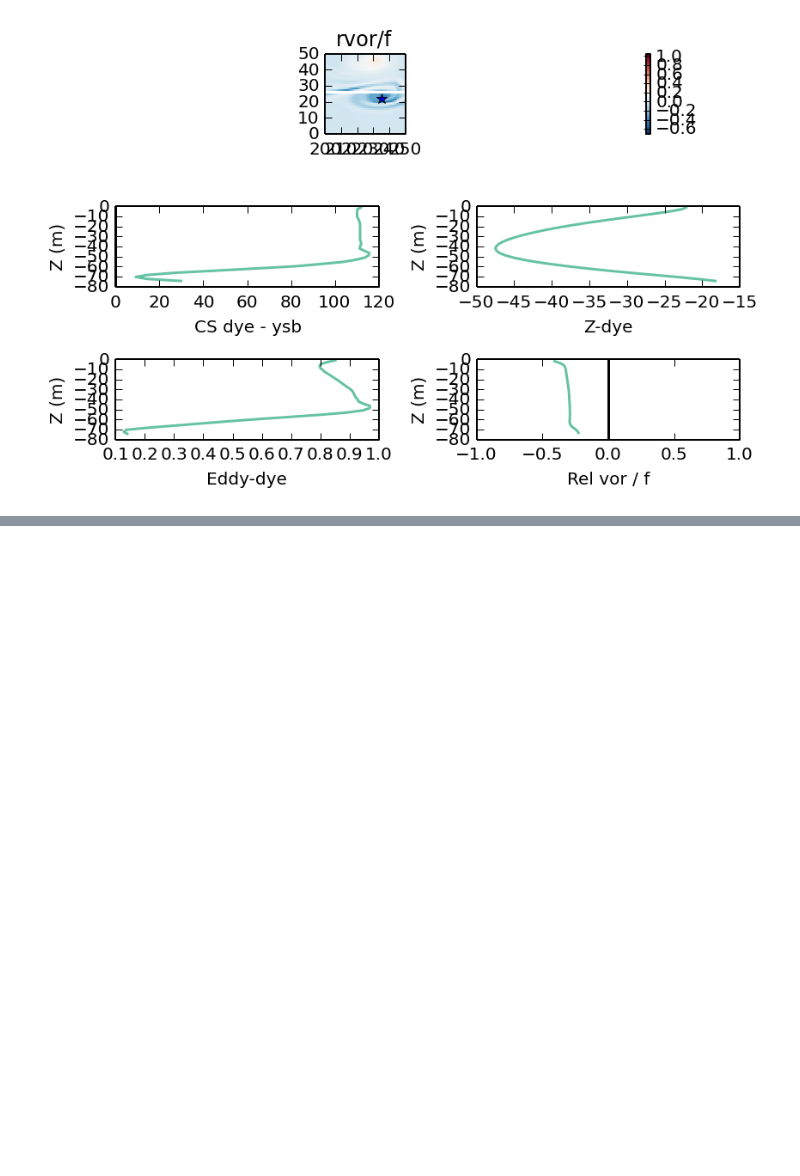
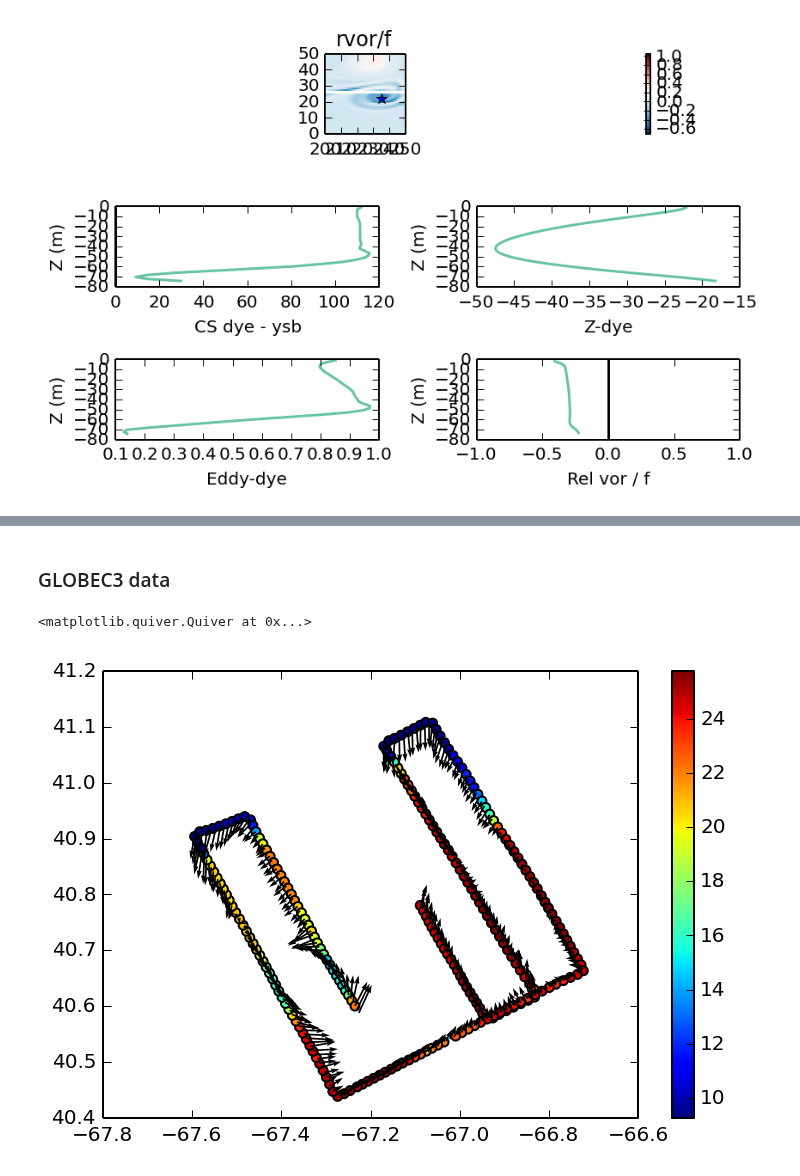
Before and after one commit to dcherian/eddyshelf, a Jupyter notebook: secondary-vortices.ipynb, the cells around one changed output, grey strips where cells are left out. Drawn from its saved outputs; the diff is of its cells as text; code cells hidden in the pictures; blank space fills up the shorter version.

```diff
--- a/secondary-vortices.ipynb
+++ b/secondary-vortices.ipynb
@@ -193,0 +331,2 @@ Observations:
+# %% [markdown]
+### GLOBEC3 data
@@ -193,0 +371,14 @@ Observations:
+# %%
+# let's try a zslice as an experiment
+day = '04Jul'
+tsindices = g3days[day]
+uvindices = g3uvdays[day]
+plt.clf()
+plt.scatter(g3['txy'][tsindices,1], g3['txy'][tsindices,2], c=g3['theta'][tsindices,8])
+plt.colorbar()
+plt.hold(True)
+plt.quiver(g3uv['longitude'][uvindices], g3uv['latitude'][uvindices],
+           g3uv['u'][uvindices,1], g3uv['v'][uvindices,1])
+# %% [output]
+<matplotlib.quiver.Quiver at 0x...>
+[figure, added]
```
Also changed, not shown: parts of 12 cells of this notebook.
